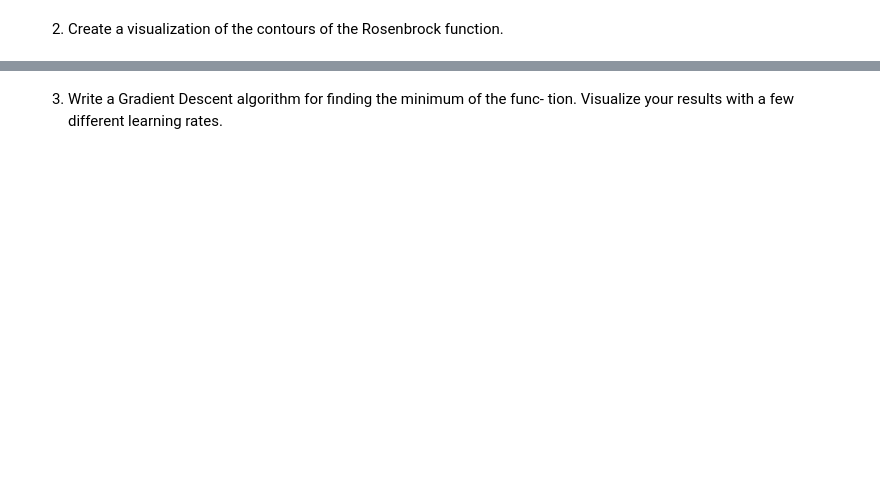
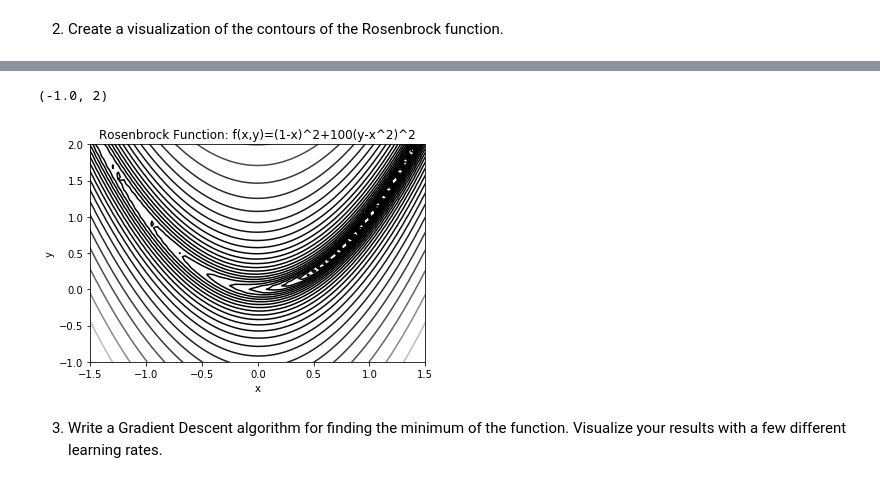
Before and after one commit to s2t2/ANLY-590-Deep-Learning, a Jupyter notebook: hw1/hw1-p2-gradient-descent.ipynb, the cells around one changed output, grey strips where cells are left out. Drawn from its saved outputs; the diff is of its cells as text; code cells hidden in the pictures; blank space fills up the shorter version.

```diff
--- a/hw1/hw1-p2-gradient-descent.ipynb
+++ b/hw1/hw1-p2-gradient-descent.ipynb
@@ -11,2 +56,13 @@ The Rosenbrock function is a famous non-convex function that is used to ex- plor
+# %%
+plt.clf()
+plt.contour(X,Y,Z,np.logspace(-1, 3, 31),cmap='gray')
+plt.title(r'Rosenbrock Function: f(x,y)=(1-x)^2+100(y-x^2)^2')
+plt.xlabel('x')
+plt.ylabel('y')
+plt.xlim(-1.5, 1.5)
+plt.ylim(-1., 2)
+# %% [output]
+(-1.0, 2)
+[figure, added]
 # %% [markdown]
-3. Write a Gradient Descent algorithm for finding the minimum of the func- tion. Visualize your results with a few different learning rates.
+3. Write a Gradient Descent algorithm for finding the minimum of the function. Visualize your results with a few different learning rates.
```
Also changed, not shown: parts of 8 cells of this notebook.
